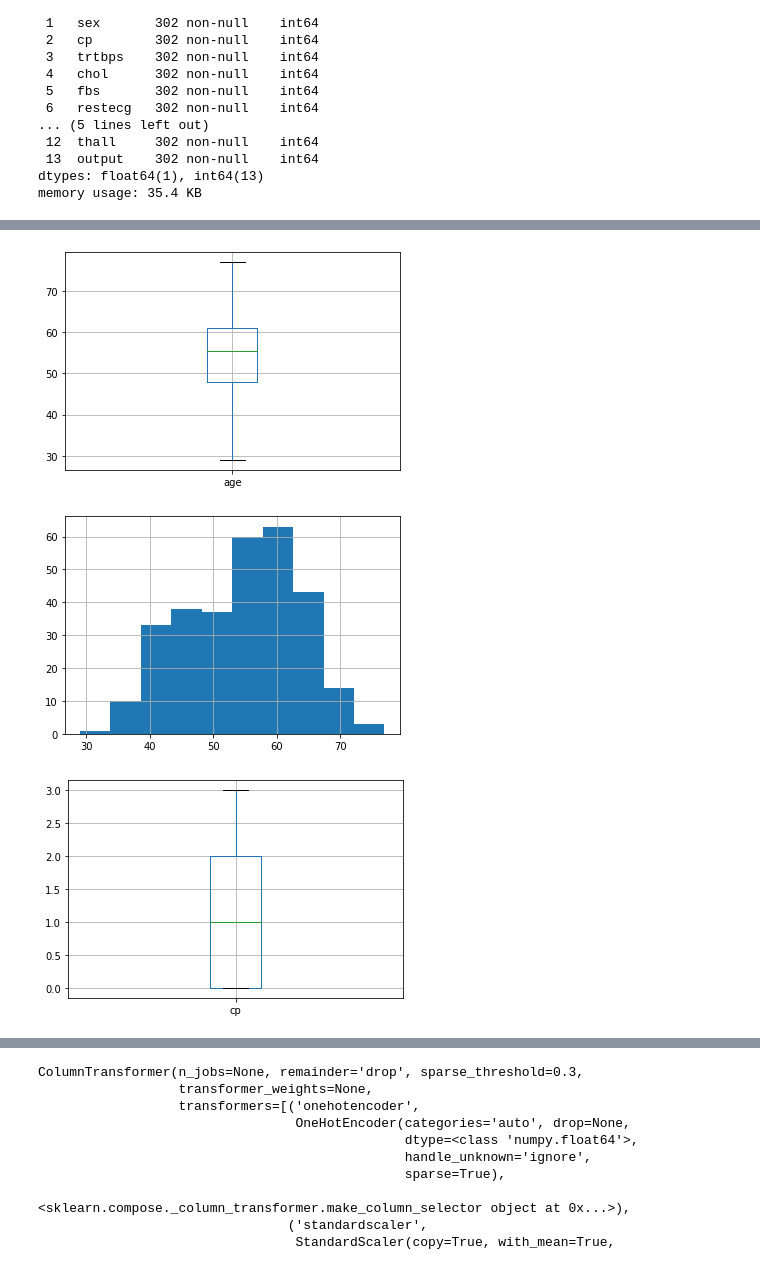
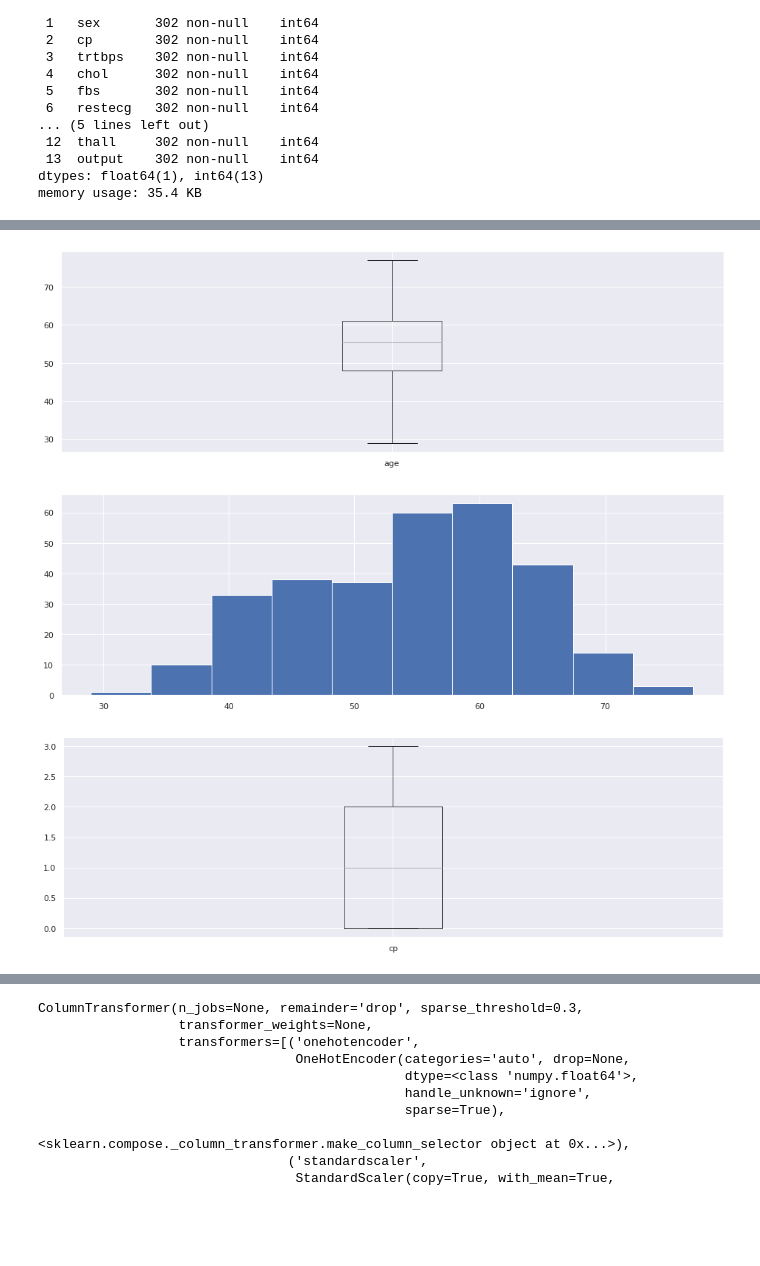
Before and after one commit to wunderkimiko/heartattack, a Jupyter notebook: Project_2_Combined.ipynb, the cells around one changed output, grey strips where cells are left out. Drawn from its saved outputs; the diff is of its cells as text; code cells hidden in the pictures; blank space fills up the shorter version.

```diff
--- a/Project_2_Combined.ipynb
+++ b/Project_2_Combined.ipynb
@@ -121,17 +121,18 @@ heartdf.describe()
 | max | 77.00000 | 1.000000 | 3.000000 | 200.000000 | 564.000000 | 1.000000 | 2.000000 | 202.000000 | 1.000000 | 6.200000 | 2.000000 | ... |
 # %%
 #Histogram and boxplots for univariate distributions of numerical variables
+sns.set(rc={'figure.figsize':(16,5)})
 heartdf.boxplot(column = 'age');
 # %% [output]
-[figure, old version]
+[figure, new version]
 # %%
 heartdf['age'].hist();
 # %% [output]
-[figure, old version]
+[figure, new version]
 # %%
 heartdf.boxplot(column = 'cp');
 # %% [output]
-[figure, old version]
+[figure, new version]
 # %%
 heartdf['cp'].hist();
 # %% [output]
```
Also changed, not shown: parts of 44 cells of this notebook.
